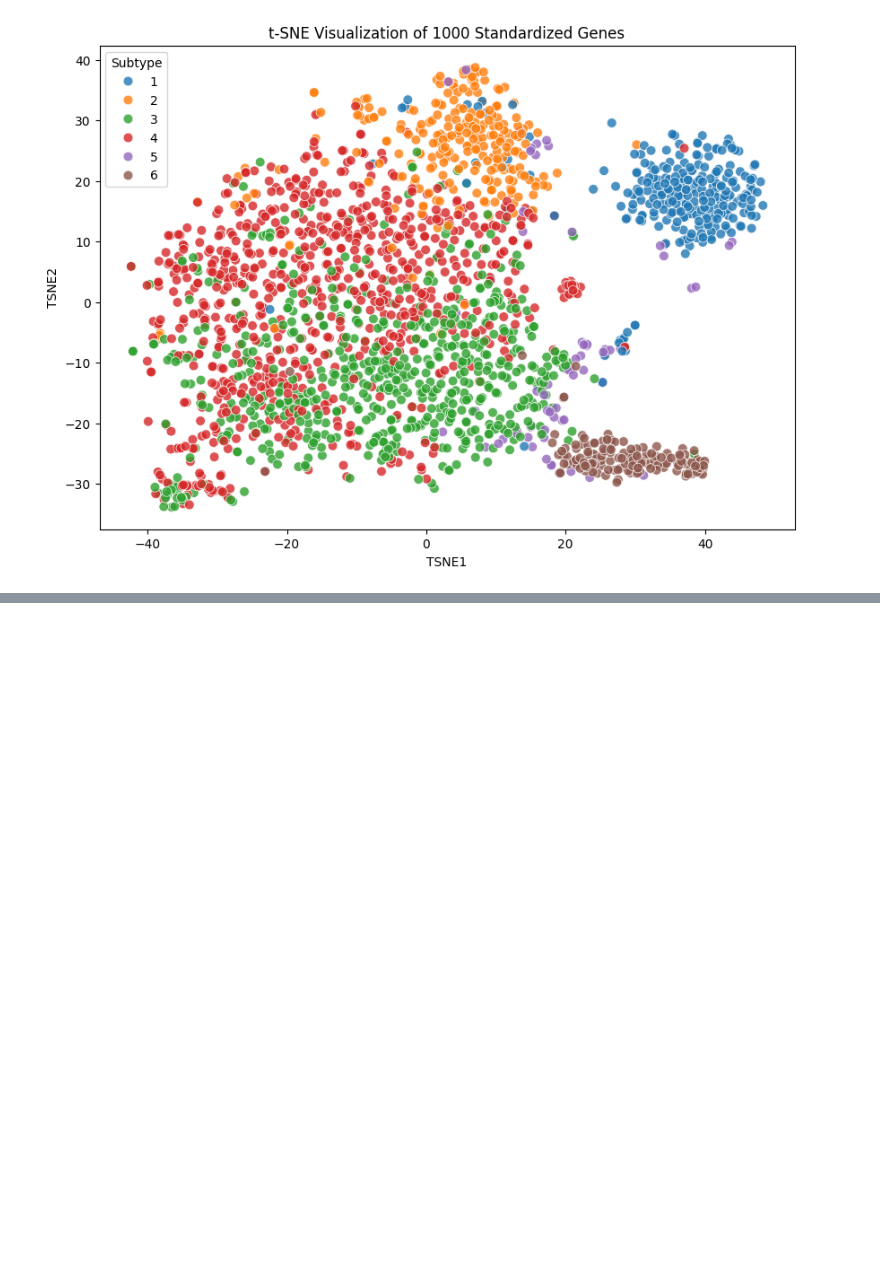
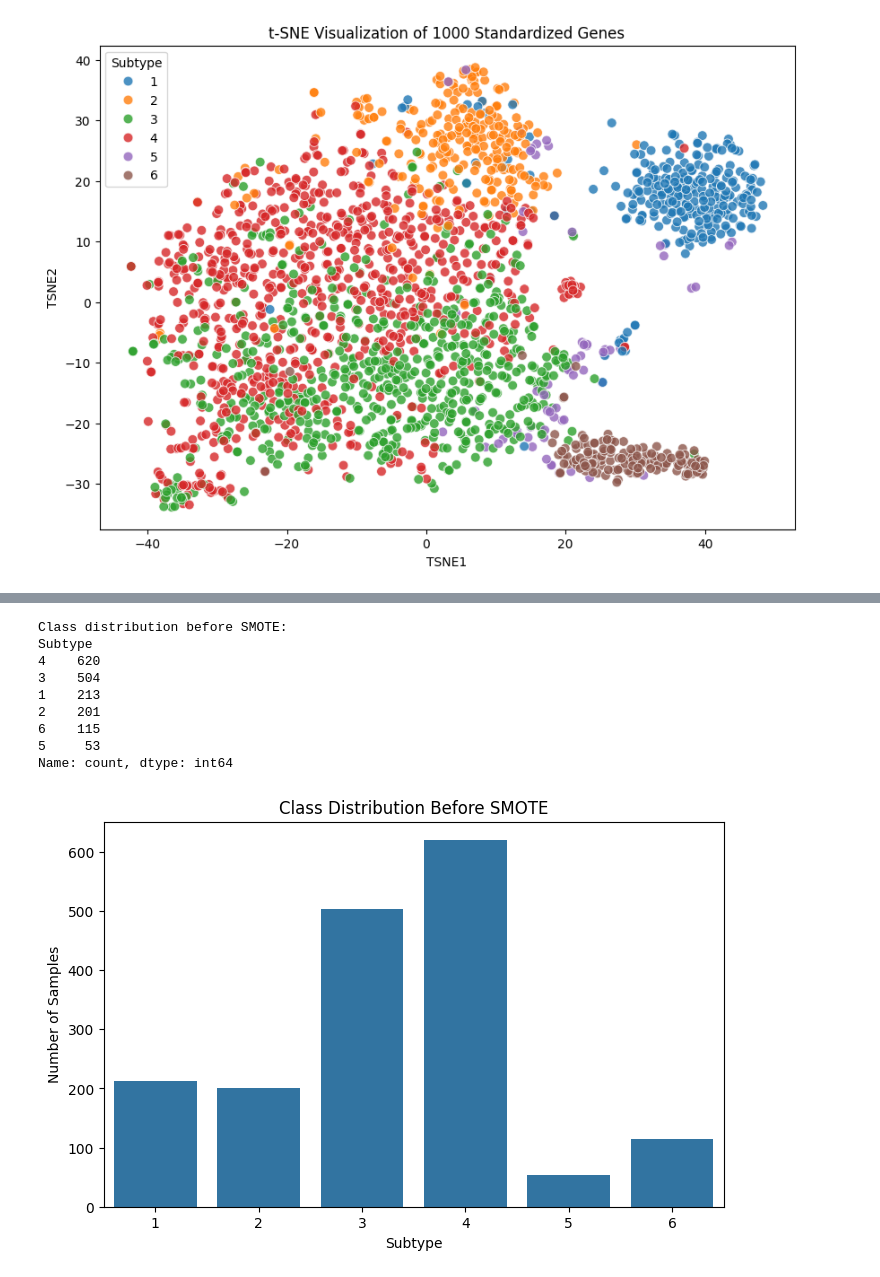
Before and after one commit to saikaldi/genomicDL, a Jupyter notebook: main.ipynb, the cells around one changed output, grey strips where cells are left out. Saved outputs shown, nothing was run; the diff lists cells and outputs as text; code cells hidden in the pictures; blank space fills up the shorter version.

```diff
--- a/main.ipynb
+++ b/main.ipynb
@@ -288,0 +386,23 @@ plt.show()
+# %%
+# Counting number of samples in each class
+print("Class distribution before SMOTE:")
+print(y_train.value_counts())
+
+
+plt.figure(figsize=(8,5))
+sns.countplot(x=y_train)
+plt.title("Class Distribution Before SMOTE")
+plt.xlabel("Subtype")
+plt.ylabel("Number of Samples")
+plt.show()
+# %% [output]
+Class distribution before SMOTE:
+Subtype
+4    620
+3    504
+1    213
+2    201
+6    115
+5     53
+Name: count, dtype: int64
+[figure, added]
```
Also changed, not shown: parts of 12 cells of this notebook.
